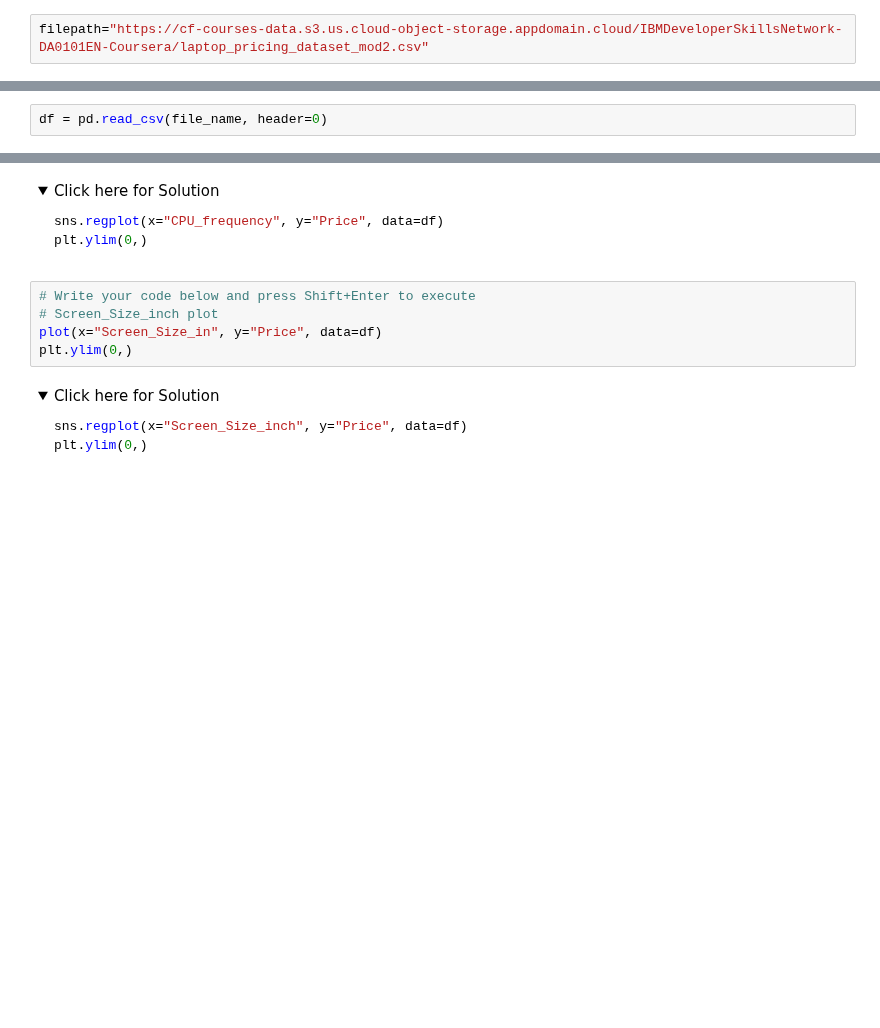
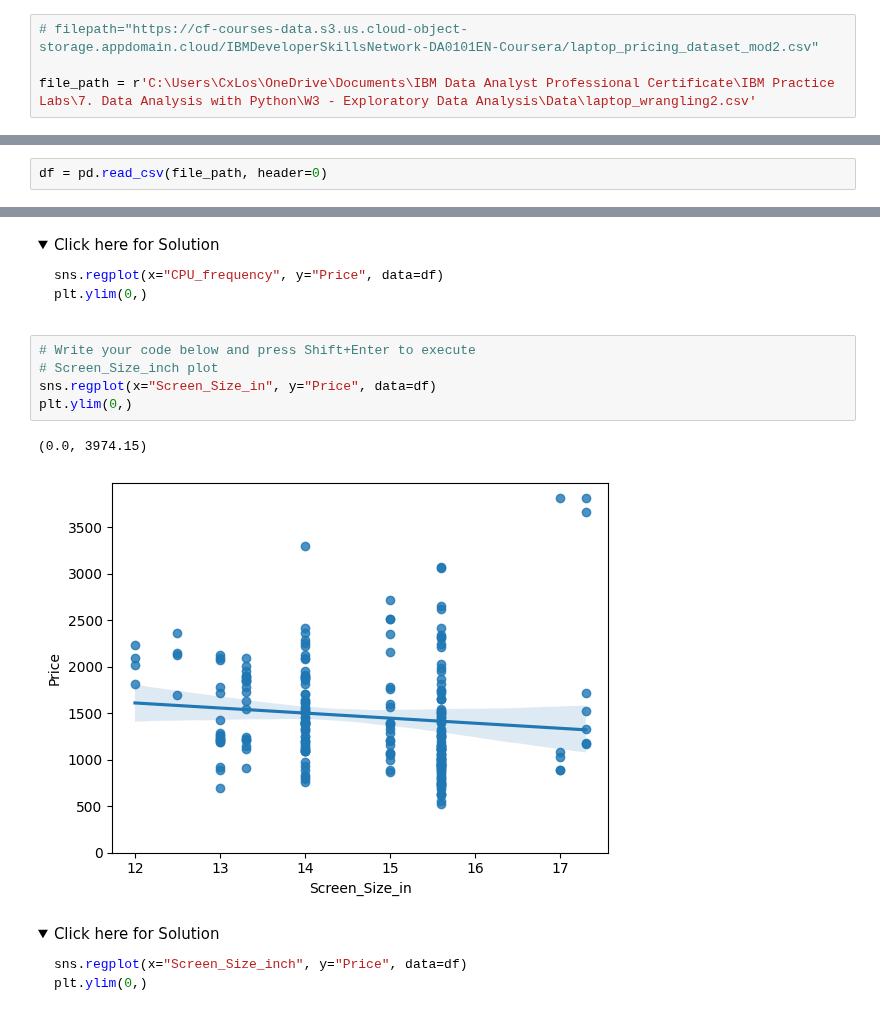
Before and after one commit to CxLos/IBM-Practice-Labs, a Jupyter notebook: 7. Data Analysis with Python/W3 - Exploratory Data Analysis/Labs/Exploratory_data_analysis.jupyterlite.ipynb, the cells around one changed output, grey strips where cells are left out. Cells and saved outputs as stored; diff of their text form; folded sections open; blank space fills up the shorter version.

```diff
--- a/7. Data Analysis with Python/W3 - Exploratory Data Analysis/Labs/Exploratory_data_analysis.jupyterlite.ipynb
+++ b/7. Data Analysis with Python/W3 - Exploratory Data Analysis/Labs/Exploratory_data_analysis.jupyterlite.ipynb
@@ -65,5 +65,7 @@ async def download(url, filename):
         with open(filename, "wb") as f:
             f.write(await response.bytes())
 # %%
-filepath="https://cf-courses-data.s3.us.cloud-object-storage.appdomain.cloud/IBMDeveloperSkillsNetwork-DA0101EN-Coursera/laptop_pricing_dataset_mod2.csv"
+# filepath="https://cf-courses-data.s3.us.cloud-object-storage.appdomain.cloud/IBMDeveloperSkillsNetwork-DA0101EN-Coursera/laptop_pricing_dataset_mod2.csv"
+
+file_path = r'C:\Users\CxLos\OneDrive\Documents\IBM Data Analyst Professional Certificate\IBM Practice Labs\7. Data Analysis with Python\W3 - Exploratory Data Analysis\Data\laptop_wrangling2.csv'
 # %%
@@ -72,7 +74,7 @@ file_name="laptops.csv"
 # %% [markdown]
 Import the file to a pandas dataframe.
 # %%
-df = pd.read_csv(file_name, header=0)
+df = pd.read_csv(file_path, header=0)
 # %% [markdown]
 > Note: This version of the lab is working on JupyterLite, which requires the dataset to be downloaded to the interface. While working on the downloaded version of this notebook on their local machines, the learners can simply **skip the steps above**, and simply use the URL directly in the `pandas.read_csv()` function. You can uncomment and run the statements in the cell below.
 # %%
@@ -106,8 +118,11 @@ plt.ylim(0,)
 # %%
 # Write your code below and press Shift+Enter to execute
 # Screen_Size_inch plot
-plot(x="Screen_Size_in", y="Price", data=df)
+sns.regplot(x="Screen_Size_in", y="Price", data=df)
 plt.ylim(0,)
+# %% [output]
+(0.0, 3974.15)
+[figure, added]
 # %% [markdown]
 <details>
     <summary>Click here for Solution</summary>
```
Also changed, not shown: parts of 16 cells of this notebook, 6 other files.
